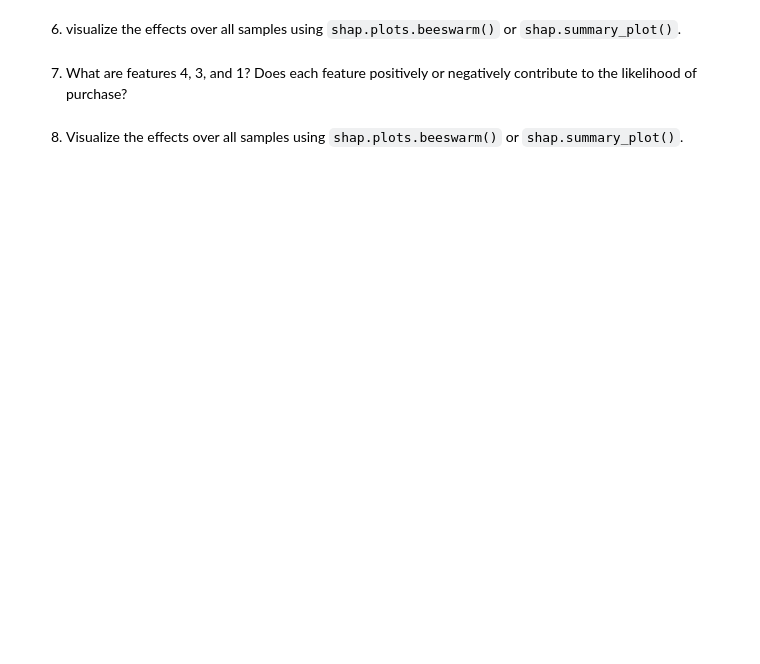
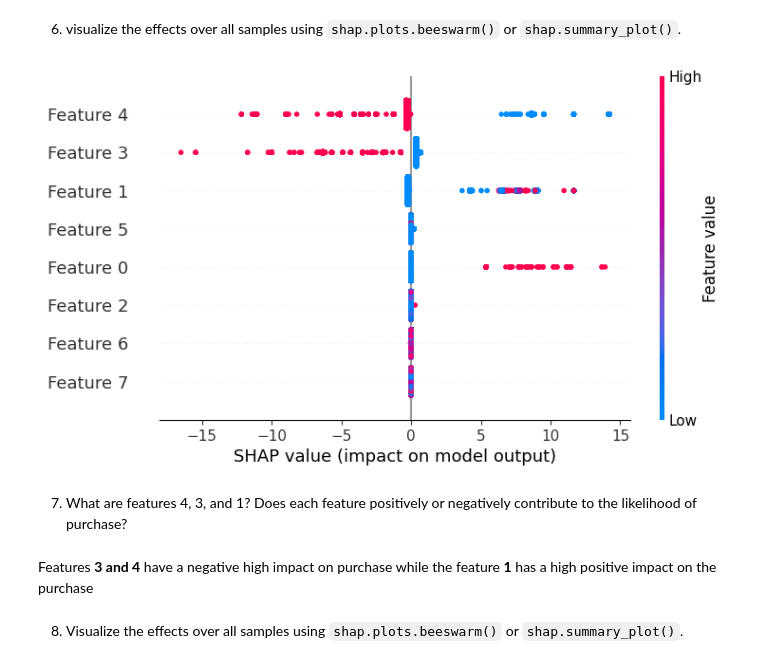
Before and after one commit to ArsalanLodhiCA/ML, a Jupyter notebook: assignments/week-06-supervised-ml/nb/electronics-purchase-prediction.ipynb, the cells around one changed output. Saved outputs shown, nothing was run; the diff lists cells and outputs as text; code cells hidden in the pictures; blank space fills up the shorter version.

```diff
--- a/assignments/week-06-supervised-ml/nb/electronics-purchase-prediction.ipynb
+++ b/assignments/week-06-supervised-ml/nb/electronics-purchase-prediction.ipynb
@@ -372,0 +530,8 @@ svm_pred = svm_model.predict(X_test_reduced)
+# %%
+%%time
+
+from sklearn import svm
+
+svm_model2 = svm.SVC(kernel='linear', class_weight='balanced')
+svm_model2.fit(X_train_reduced, y_train)
+svm_pred2 = svm_model2.predict(X_test_reduced)
@@ -402,6 +612,6 @@ Intepretation of a linear model such as logistic regression is staightforward, h
 from sklearn.ensemble import GradientBoostingClassifier
 # %%
 %%time
-gbt_model = None # YOUR CODE HERE
+gbt_model = GradientBoostingClassifier()
 gbt_model.fit(X_train_reduced, y_train)
 gbt_pred = gbt_model.predict(X_test_reduced)
@@ -434,3 +667,6 @@ explainer = None# YOUR CODE HERE
+# %%
+import shap
+explainer = shap.Explainer(gbt_model, X_train_reduced)
 # %%
 %%time
-shap_values = None # YOUR CODE HERE
+shap_values = explainer(X_test_reduced_subset)
@@ -441,6 +678,16 @@ shap_values = None # YOUR CODE HERE
+# %%
+# Plot the feature importance values using beeswarm plot
+shap.plots.beeswarm(shap_values)
+
+# Plot the feature importance values using summary plot
+#shap.summary_plot(shap_values, X_test)
+# %% [output]
+[figure, added]
 # %% [markdown]
 7. What are features 4, 3, and 1? Does each feature positively or negatively contribute to the likelihood of purchase?
 # %%
 # YOUR CODE HERE
+# %% [markdown]
+Features __3 and 4__ have a negative high impact on purchase while the feature __1__ has a high positive impact on the purchase
 # %% [markdown]
 8. Visualize the effects over all samples using `shap.plots.beeswarm()` or `shap.summary_plot()`.
```
Also changed, not shown: parts of 47 cells of this notebook, 3 other files.
